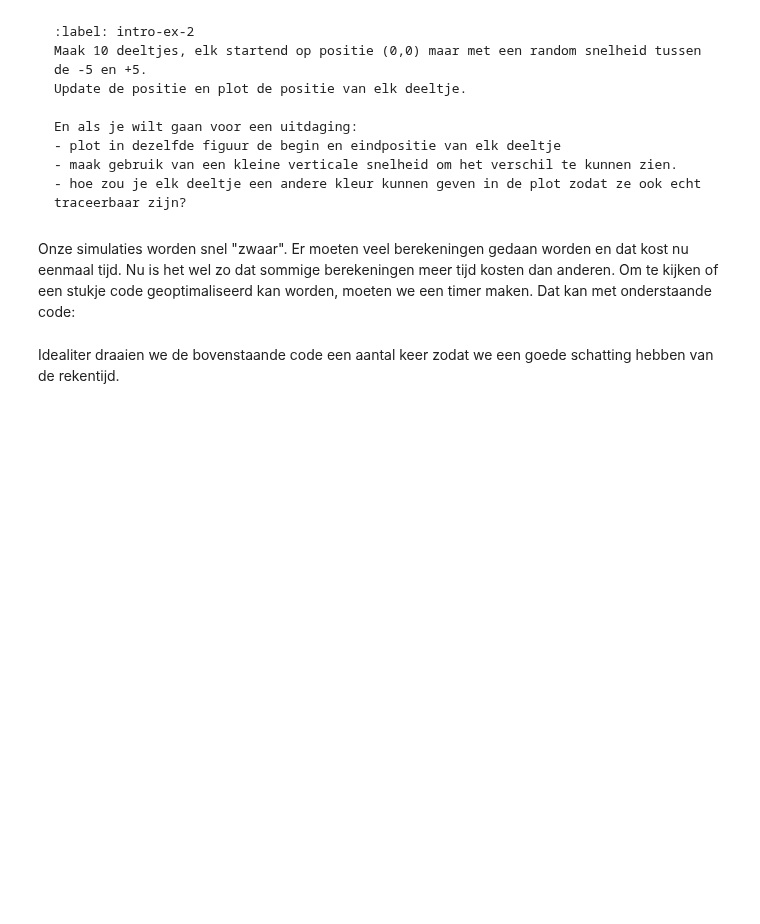
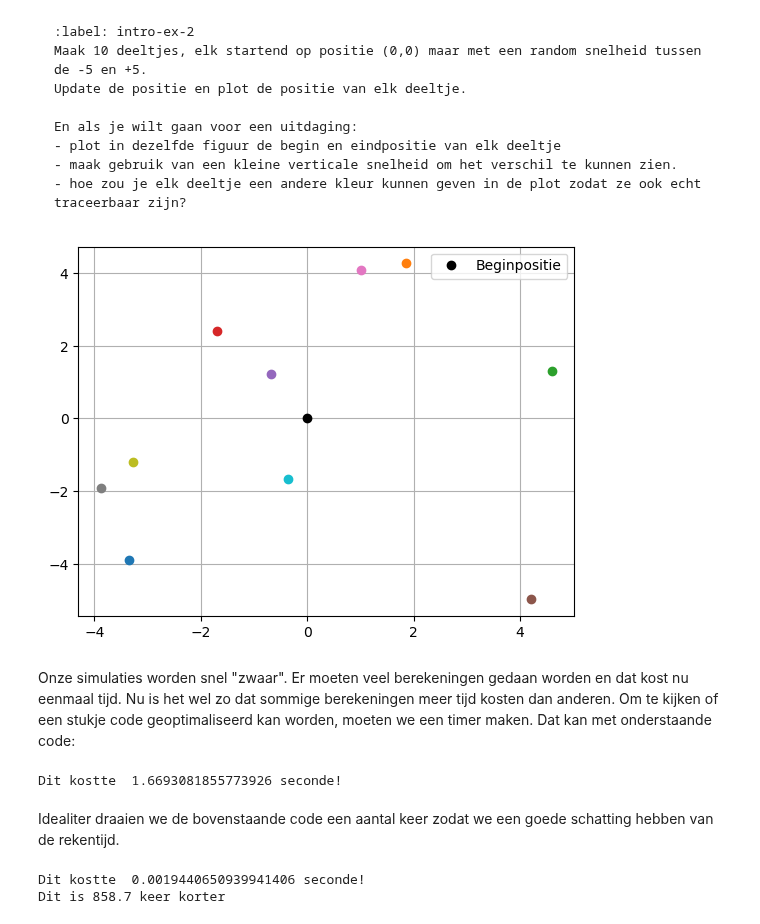
Before and after one commit to Eerkje/Annet-Erik, a Jupyter notebook: Content/PySim/1_intro_sim.ipynb, the cells around one changed output. Cells and saved outputs as stored; diff of their text form; code cells hidden in the pictures; blank space fills up the shorter version.

````diff
--- a/Content/PySim/1_intro_sim.ipynb
+++ b/Content/PySim/1_intro_sim.ipynb
@@ -155,7 +171,27 @@ En als je wilt gaan voor een uitdaging:
 - hoe zou je elk deeltje een andere kleur kunnen geven in de plot zodat ze ook echt traceerbaar zijn?
 ```
 # %%
-#your code/answer
+#aanmaken deeltjes met random snelheden tussen -5 en 5 in x- en y-richting
+deeltjes_array=[]
+for i in range(10):
+    deeltjes_array.append(ParticleClass(m=1.0, v=[np.random.uniform(-5,5,size=None),np.random.uniform(-5,5,size=None)], r=[0.0, 0.0], R=1.0))
+
+#updaten posities voor deeltjes in de array
+for deeltje, deeltje_object in enumerate(deeltjes_array):
+    deeltje_object.update_position(1.0)
+
+#figuur
+plt.figure()
+#beginpositie van alle deeltjes is (0,0)
+plt.plot(0,0,'o', color='black', label='Beginpositie')
+#eindpositie van de deeltjes plotten
+for deeltje in deeltjes_array:
+    plt.plot(deeltje.r[0], deeltje.r[1], 'o')
+plt.legend()
+plt.grid()
+plt.show()
+# %% [output]
+[figure, added]
 # %% [markdown]
 Onze simulaties worden snel "zwaar".
 Er moeten veel berekeningen gedaan worden en dat kost nu eenmaal tijd.
@@ -178,8 +214,27 @@ eind = time.time()
 lengte = eind - start
 
 print("Dit kostte ", lengte, "seconde!")
+# %% [output]
+Dit kostte  1.6693081855773926 seconde!
 # %% [markdown]
 Idealiter draaien we de bovenstaande code een aantal keer zodat we een goede schatting hebben van de rekentijd.
+# %%
+start_2 = time.time()
+
+array_2 = np.array([])
+N = int(1e5)
+
+array_2 = np.append(array_2,np.random.rand(1,N))
+
+eind_2 = time.time()
+lengte_2 = eind_2 - start_2
+vergelijking = lengte / lengte_2
+
+print("Dit kostte ", lengte_2, "seconde!")
+print("Dit is {:.1f} keer korter".format(vergelijking))
+# %% [output]
+Dit kostte  0.0019440650939941406 seconde!
+Dit is 858.7 keer korter
 # %% [markdown]
 ```{exercise} Timen
 :label: ex-intro-3
````
Also changed, not shown: parts of 3 cells of this notebook.
